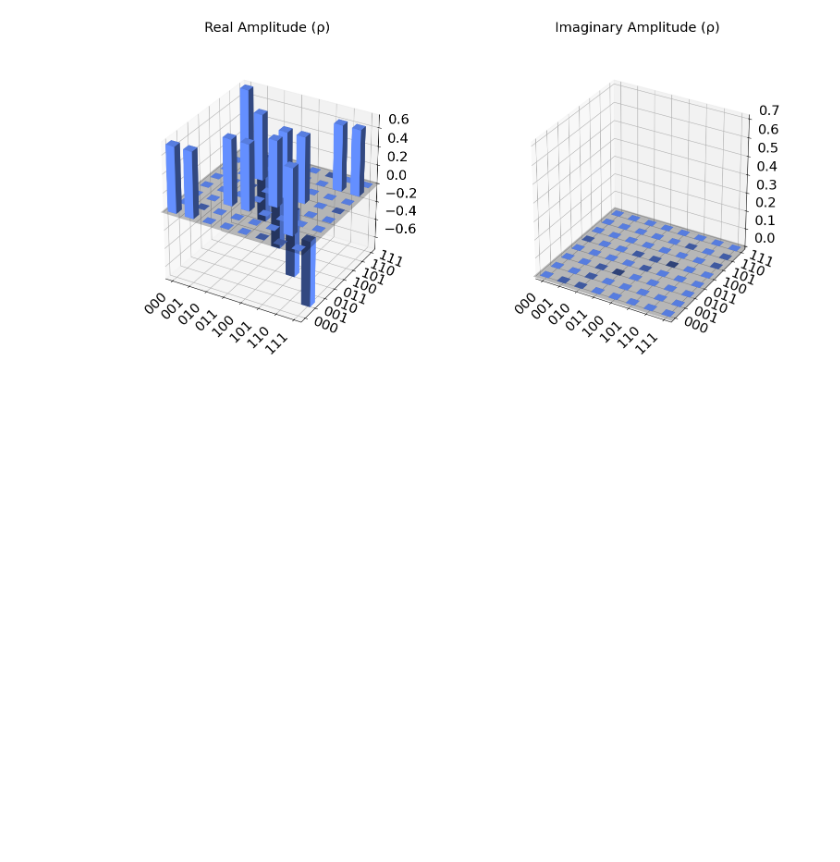
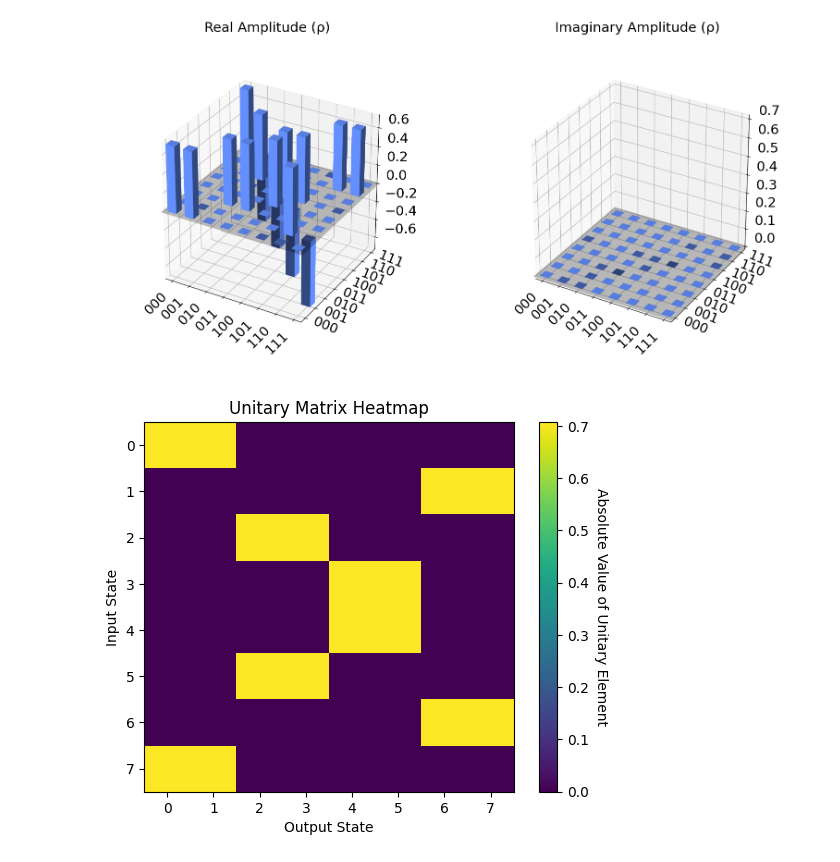
Before and after one commit to mkbahk/AmazonBraket, a Jupyter notebook: Getting_Started_with_GHZstate_Qiskit_Unitary_AerSimulator_mkbahk_20241023.ipynb, the cells around one changed output. Cells and saved outputs as stored; diff of their text form; code cells hidden in the pictures; blank space fills up the shorter version.

```diff
--- a/Getting_Started_with_GHZstate_Qiskit_Unitary_AerSimulator_mkbahk_20241023.ipynb
+++ b/Getting_Started_with_GHZstate_Qiskit_Unitary_AerSimulator_mkbahk_20241023.ipynb
@@ -218,3 +218,32 @@ from qiskit.visualization import plot_state_city
 plot_state_city(unitary)
 # %% [output]
 [figure]
+# %%
+# prompt: 위의 결과인 Unitary Matrix를 heat-map형태로 각 열과 행의 교차지점에 유니타리 벡터값을 출력할 수 있도록 plot하는 코드를 만들어 주세요.
+
+import matplotlib.pyplot as plt
+import numpy as np
+
+# Assuming 'unitary' is the Unitary matrix obtained from your code
+
+def plot_unitary_heatmap(unitary):
+  """Plots the unitary matrix as a heatmap."""
+
+  fig, ax = plt.subplots()
+  im = ax.imshow(np.abs(unitary), cmap='viridis')  # Use absolute values for heatmap
+
+  # Add labels and title
+  ax.set_xlabel('Output State')
+  ax.set_ylabel('Input State')
+  ax.set_title('Unitary Matrix Heatmap')
+
+  # Add colorbar
+  cbar = ax.figure.colorbar(im, ax=ax)
+  cbar.ax.set_ylabel('Absolute Value of Unitary Element', rotation=-90, va="bottom")
+
+  # Show the plot
+  plt.show()
+
+plot_unitary_heatmap(unitary)
+# %% [output]
+[figure, added]
```
